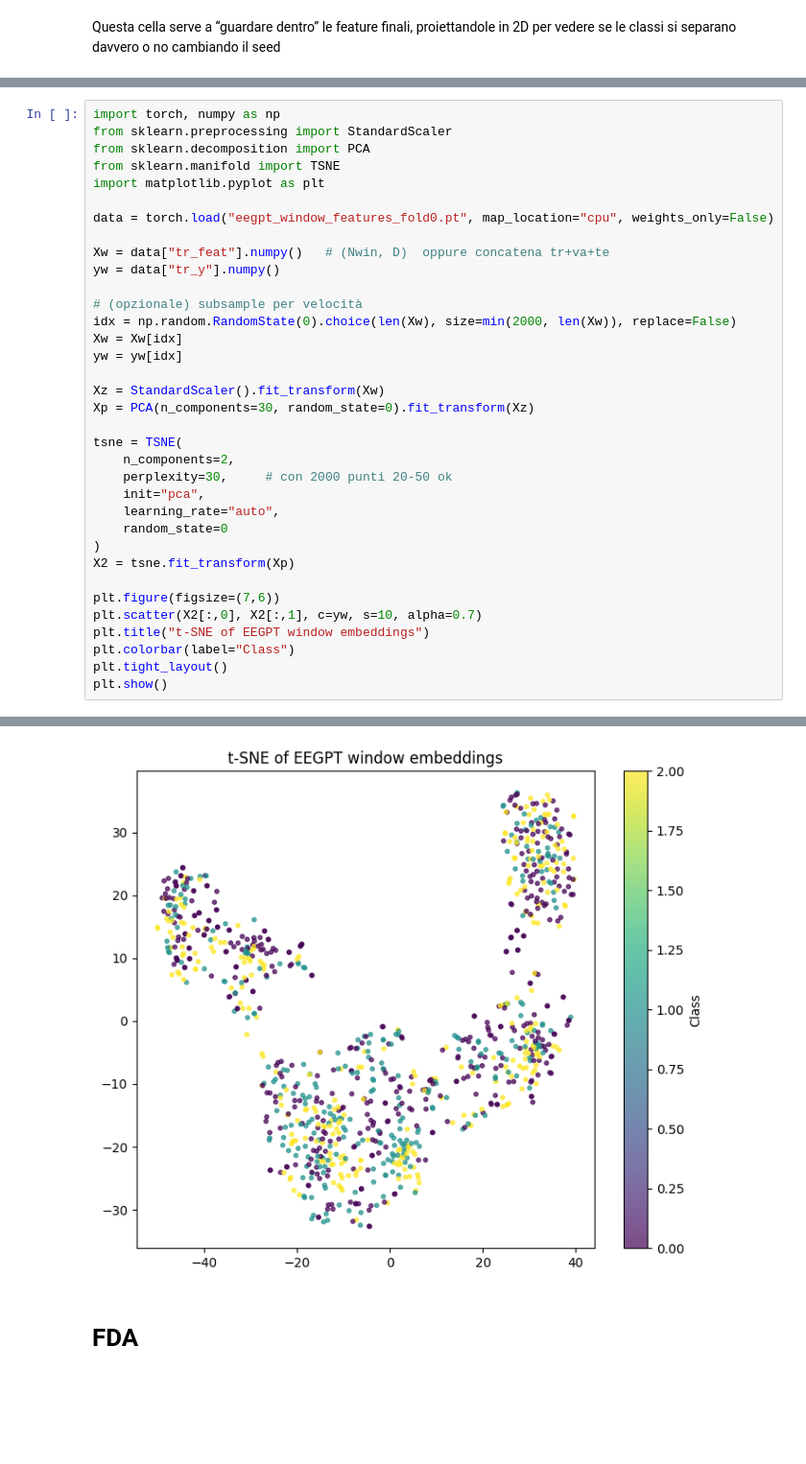
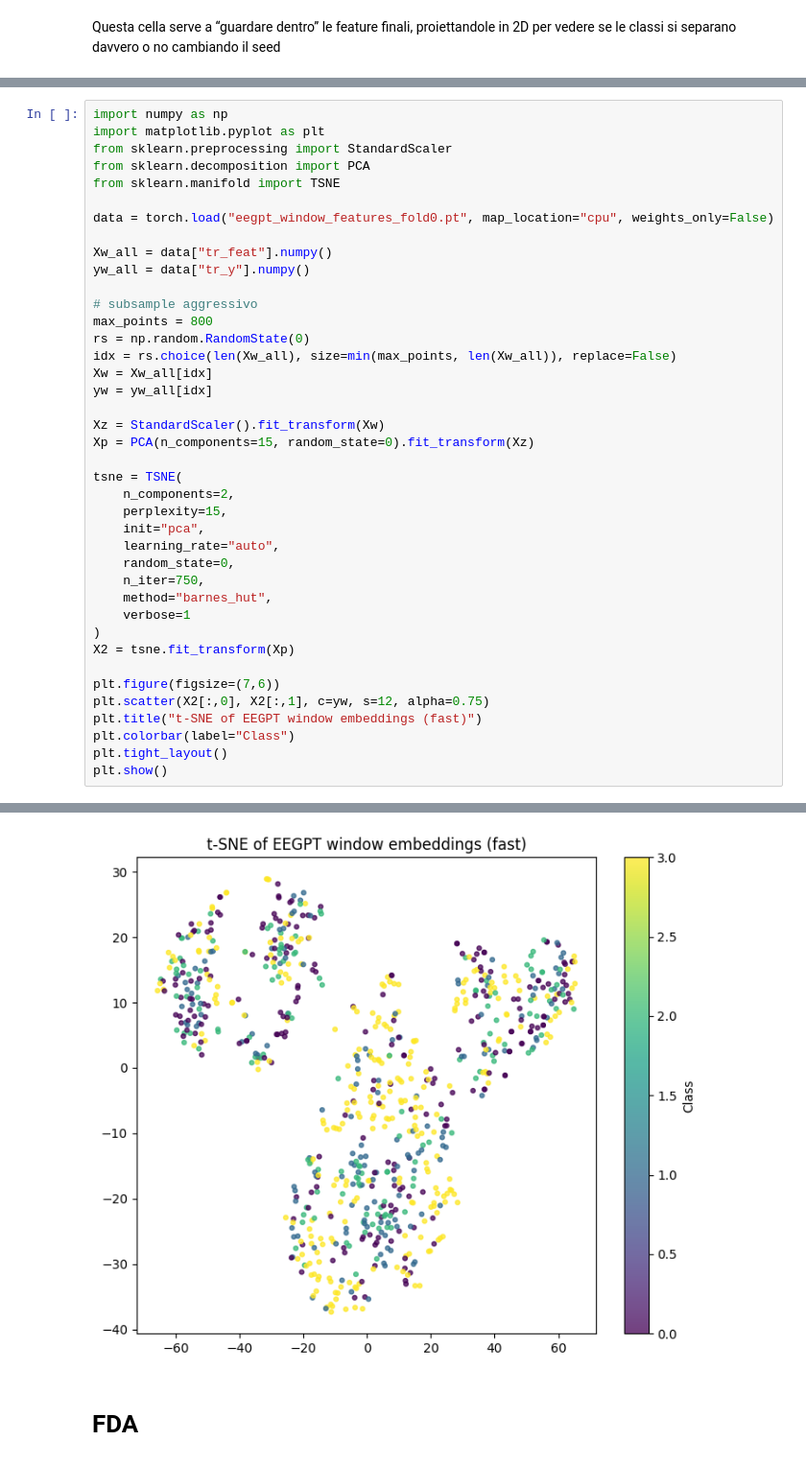
Before and after one commit to camillabocciolone/Leonardo-project, a Jupyter notebook: eegpt_vs_FDA.ipynb, the cells around one changed output, grey strips where cells are left out. Shown at 96% size. Saved outputs shown, nothing was run; the diff lists cells and outputs as text; blank space fills up the shorter version.

```diff
--- a/eegpt_vs_FDA.ipynb
+++ b/eegpt_vs_FDA.ipynb
@@ -659,35 +695,40 @@ Visualizza in 2D le feature EEGPT a livello di finestre (window-level), non a li
 # %%
-import torch, numpy as np
+import numpy as np
+import matplotlib.pyplot as plt
 from sklearn.preprocessing import StandardScaler
 from sklearn.decomposition import PCA
 from sklearn.manifold import TSNE
-import matplotlib.pyplot as plt
 
 data = torch.load("eegpt_window_features_fold0.pt", map_location="cpu", weights_only=False)
 
-Xw = data["tr_feat"].numpy()   # (Nwin, D)  oppure concatena tr+va+te
-yw = data["tr_y"].numpy()
+Xw_all = data["tr_feat"].numpy()
+yw_all = data["tr_y"].numpy()
 
-# (opzionale) subsample per velocità
-idx = np.random.RandomState(0).choice(len(Xw), size=min(2000, len(Xw)), replace=False)
-Xw = Xw[idx]
-yw = yw[idx]
+# subsample aggressivo
+max_points = 800
+rs = np.random.RandomState(0)
+idx = rs.choice(len(Xw_all), size=min(max_points, len(Xw_all)), replace=False)
+Xw = Xw_all[idx]
+yw = yw_all[idx]
 
 Xz = StandardScaler().fit_transform(Xw)
-Xp = PCA(n_components=30, random_state=0).fit_transform(Xz)
+Xp = PCA(n_components=15, random_state=0).fit_transform(Xz)
 
 tsne = TSNE(
     n_components=2,
-    perplexity=30,     # con 2000 punti 20-50 ok
+    perplexity=15,
     init="pca",
     learning_rate="auto",
-    random_state=0
+    random_state=0,
+    n_iter=750,
+    method="barnes_hut",
+    verbose=1
 )
 X2 = tsne.fit_transform(Xp)
 
 plt.figure(figsize=(7,6))
-plt.scatter(X2[:,0], X2[:,1], c=yw, s=10, alpha=0.7)
-plt.title("t-SNE of EEGPT window embeddings")
+plt.scatter(X2[:,0], X2[:,1], c=yw, s=12, alpha=0.75)
+plt.title("t-SNE of EEGPT window embeddings (fast)")
 plt.colorbar(label="Class")
 plt.tight_layout()
 plt.show()
@@ -695,4 +743,4 @@ plt.show()
-[figure, old version]
+[figure, new version]
 # %% [markdown]
 # FDA
 # %% [markdown]
```
Also changed, not shown: parts of 15 cells of this notebook.
